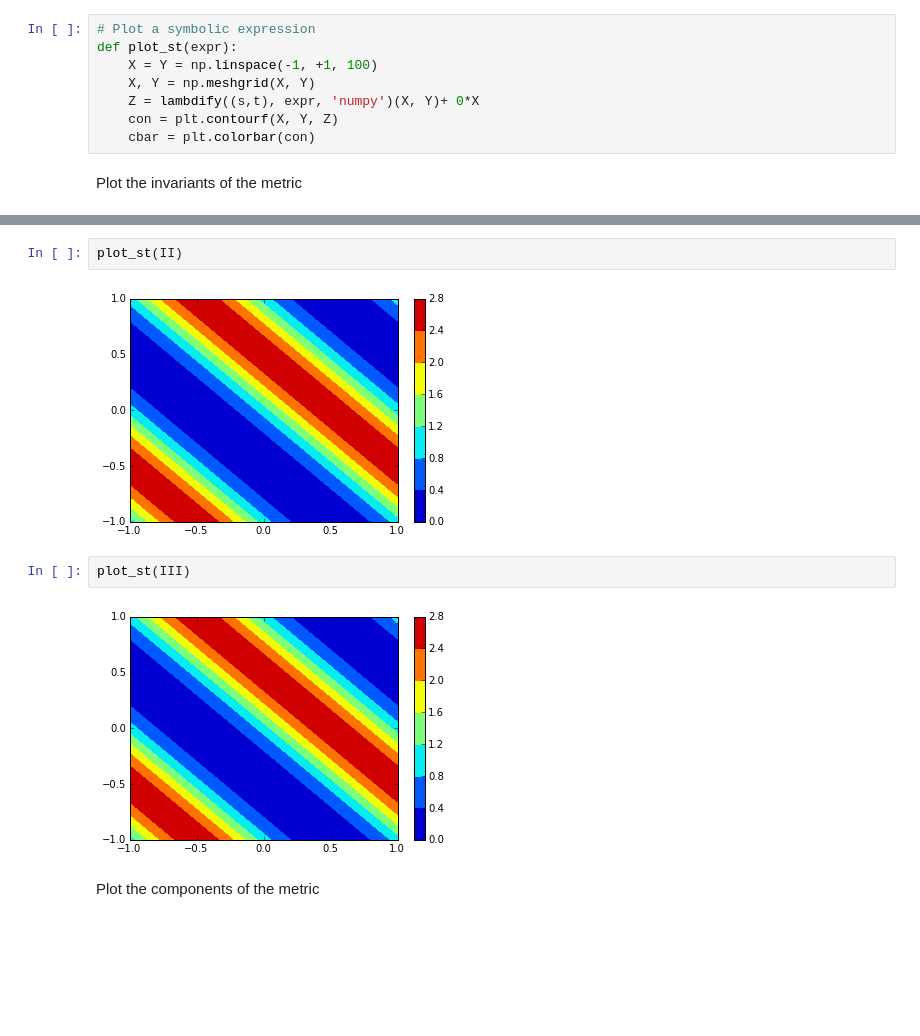
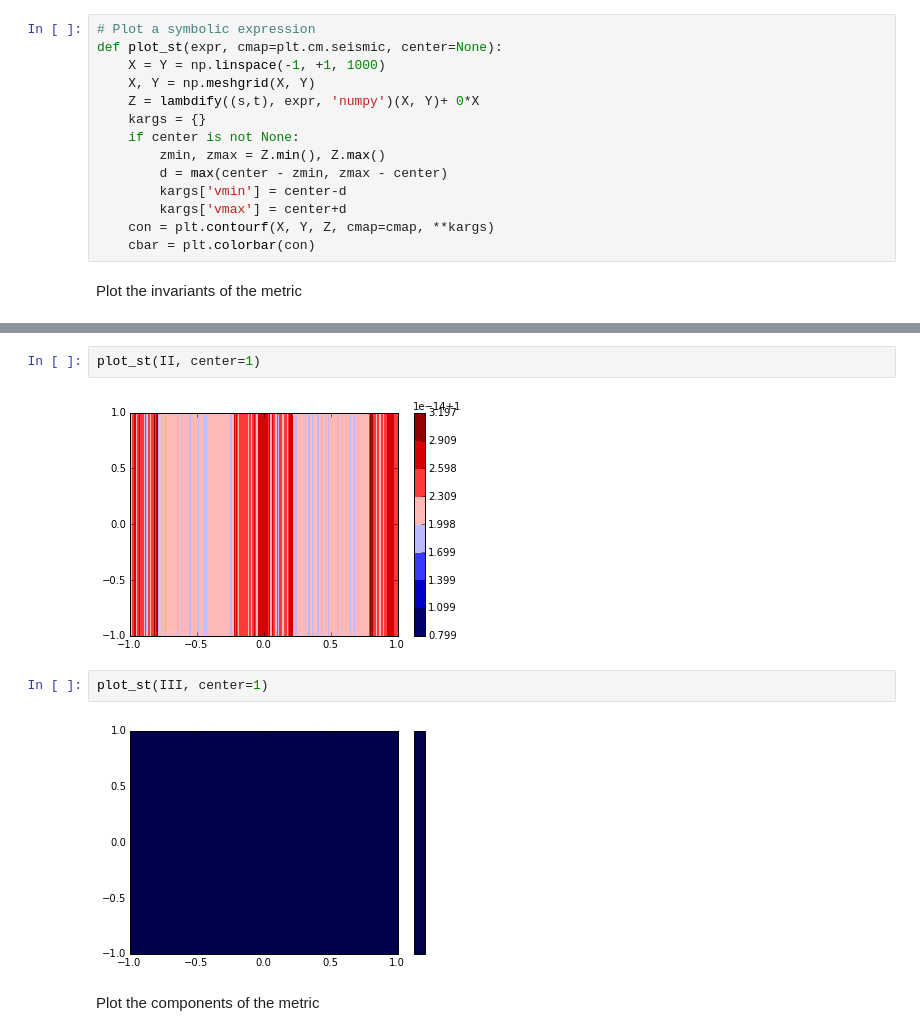
Before and after one commit to drufat/dec, a Jupyter notebook: examples/diffeomorphism.ipynb, the cells around one changed output, grey strips where cells are left out. Drawn from its saved outputs; the diff is of its cells as text; blank space fills up the shorter version.

Commit message:
Visualize diffeomorphisms.

```diff
--- a/examples/diffeomorphism.ipynb
+++ b/examples/diffeomorphism.ipynb
@@ -47,10 +149,16 @@ from sympy.utilities.lambdify import lambdify
 # %%
 # Plot a symbolic expression
-def plot_st(expr):
-    X = Y = np.linspace(-1, +1, 100)
+def plot_st(expr, cmap=plt.cm.seismic, center=None):
+    X = Y = np.linspace(-1, +1, 1000)
     X, Y = np.meshgrid(X, Y)
     Z = lambdify((s,t), expr, 'numpy')(X, Y)+ 0*X
-    con = plt.contourf(X, Y, Z)
+    kargs = {}
+    if center is not None:
+        zmin, zmax = Z.min(), Z.max()
+        d = max(center - zmin, zmax - center)
+        kargs['vmin'] = center-d
+        kargs['vmax'] = center+d
+    con = plt.contourf(X, Y, Z, cmap=cmap, **kargs)
     cbar = plt.colorbar(con)
 # %% [markdown]
 Plot the invariants of the metric
@@ -61,11 +169,11 @@ plot_st(I)
 # %%
-plot_st(II)
+plot_st(II, center=1)
 # %% [output]
-[figure, old version]
+[figure, new version]
 # %%
-plot_st(III)
+plot_st(III, center=1)
 # %% [output]
-[figure, old version]
+[figure, new version]
 # %% [markdown]
 Plot the components of the metric
 # %%
```
Also changed, not shown: parts of 18 cells of this notebook, 13 other files.
